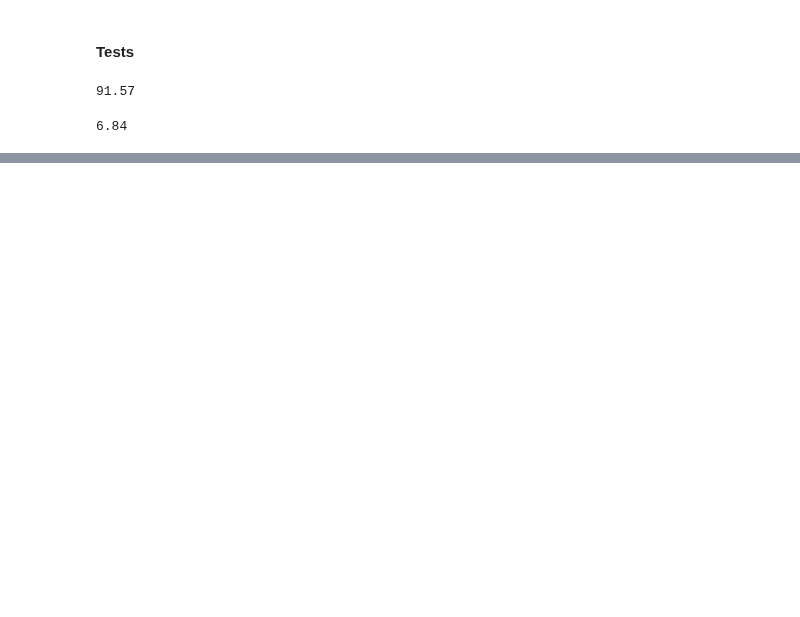
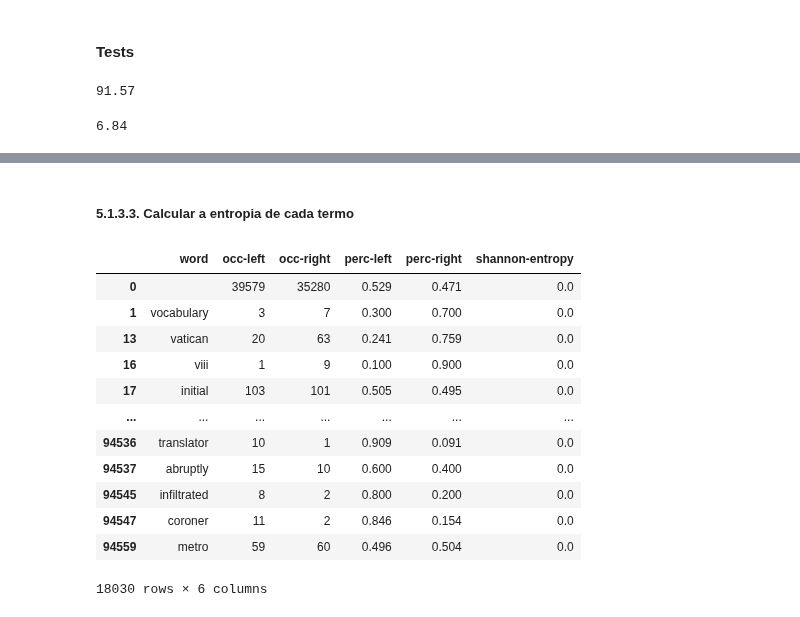
Before and after one commit to ldocarvalho/portals-bias, a Jupyter notebook: portals_bias.ipynb, the cells around one changed output, grey strips where cells are left out. Cells and saved outputs as stored; diff of their text form; code cells hidden in the pictures; blank space fills up the shorter version.

```diff
--- a/portals_bias.ipynb
+++ b/portals_bias.ipynb
@@ -290,15 +242,18 @@ for index, row in df_news_aggregator.iterrows():
 bag_of_words_news_aggregator_left = corpus_news_aggregator_left.split(' ')
 # %%
 bag_of_words_news_aggregator_right = corpus_news_aggregator_right.split(' ')
+# %%
+bag_of_words = set(bag_of_words_news_aggregator_left).union(set(bag_of_words_news_aggregator_right))
 # %%
-from sklearn.feature_extraction.text import TfidfVectorizer
-
-unique_words = set(bag_of_words_news_aggregator_left).union(set(bag_of_words_news_aggregator_right))
-
-number_of_words_left = dict.fromkeys(unique_words, 0)
+number_of_words_left = dict.fromkeys(bag_of_words, 0)
 for word in bag_of_words_news_aggregator_left:
     number_of_words_left[word] += 1
+df_left = pd.DataFrame(list(number_of_words_left.items()),columns = ['word','occ-left'])
 
-number_of_words_right = dict.fromkeys(unique_words, 0)
+number_of_words_right = dict.fromkeys(bag_of_words, 0)
 for word in bag_of_words_news_aggregator_right:
     number_of_words_right[word] += 1
+df_right = pd.DataFrame(list(number_of_words_right.items()),columns = ['word','occ-right'])
+
+df_words = pd.merge(df_left, df_right, on='word')
+df_words
@@ -307,0 +274,4 @@ tf_right = compute_TF(number_of_words_right, bag_of_words_news_aggregator_right)
+# %%
+index = df_words[ df_words['occ-left'] + df_words['occ-right'] < 10 ].index
+df_words.drop(index, inplace = True)
+df_words
@@ -307,0 +294,12 @@ tf_right = compute_TF(number_of_words_right, bag_of_words_news_aggregator_right)
+# %%
+pd.options.mode.chained_assignment = None  # default='warn'
+
+df_words['perc-left'] = 0.0
+df_words['perc-right'] = 0.0
+
+for i in df_words.index:
+  total = df_words['occ-left'][i] + df_words['occ-right'][i]
+  df_words['perc-left'][i] = round(float(df_words['occ-left'][i] / total), 3)
+  df_words['perc-right'][i] = round(float(df_words['occ-right'][i] / total), 3)
+
+df_words
@@ -307,0 +320,19 @@ tf_right = compute_TF(number_of_words_right, bag_of_words_news_aggregator_right)
+# %% [markdown]
+##### 5.1.3.3. Calcular a entropia de cada termo
+# %%
+df_words['shannon-entropy'] = 0.0
+df_words
+# %% [output]
+|  | word | occ-left | occ-right | perc-left | perc-right | shannon-entropy |
+| 0 |  | 39579 | 35280 | 0.529 | 0.471 | 0.0 |
+| 1 | vocabulary | 3 | 7 | 0.300 | 0.700 | 0.0 |
+| 13 | vatican | 20 | 63 | 0.241 | 0.759 | 0.0 |
+| 16 | viii | 1 | 9 | 0.100 | 0.900 | 0.0 |
+| 17 | initial | 103 | 101 | 0.505 | 0.495 | 0.0 |
+| ... | ... | ... | ... | ... | ... | ... |
+| 94536 | translator | 10 | 1 | 0.909 | 0.091 | 0.0 |
+| 94537 | abruptly | 15 | 10 | 0.600 | 0.400 | 0.0 |
+| 94545 | infiltrated | 8 | 2 | 0.800 | 0.200 | 0.0 |
+| 94547 | coroner | 11 | 2 | 0.846 | 0.154 | 0.0 |
+| 94559 | metro | 59 | 60 | 0.496 | 0.504 | 0.0 |
+18030 rows × 6 columns
```
Also changed, not shown: parts of 65 cells of this notebook.
